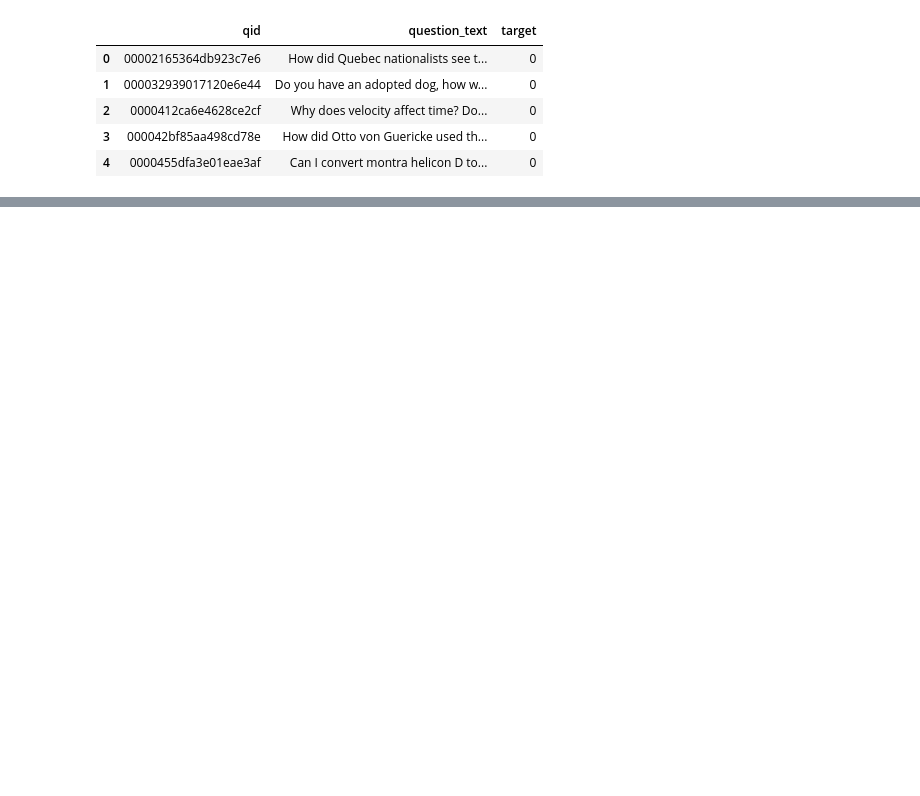
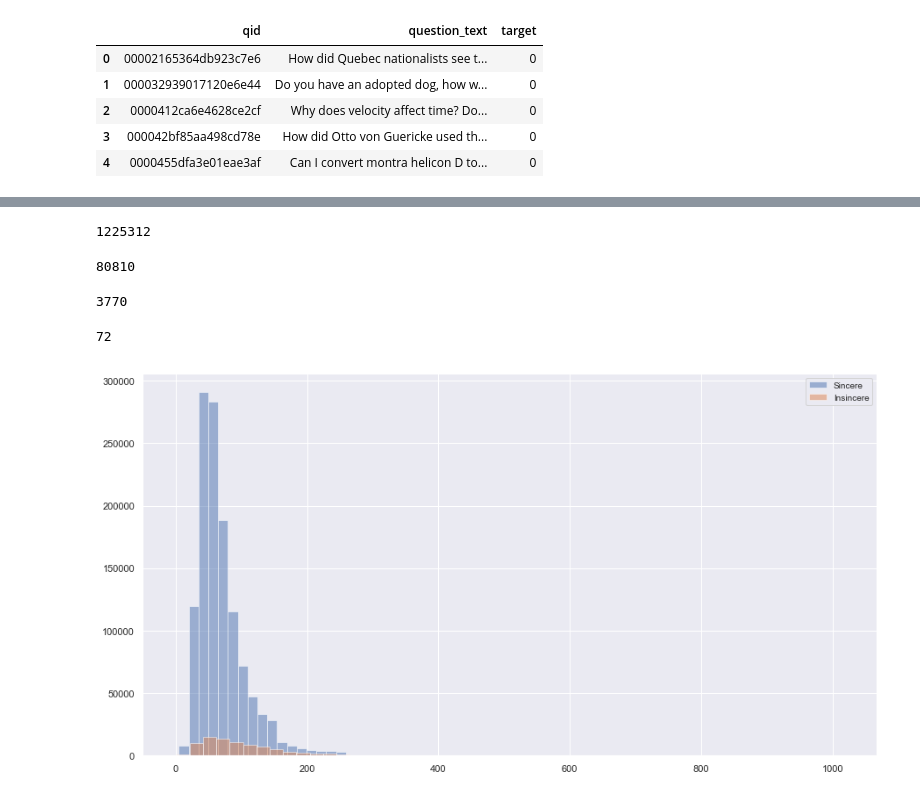
Before and after one commit to moneynass/Kaggle_competition_quora, a Jupyter notebook: notebooks/Kaggle_competition_quora.ipynb, the cells around one changed output, grey strips where cells are left out. Drawn from its saved outputs; the diff is of its cells as text; code cells hidden in the pictures; blank space fills up the shorter version.

```diff
--- a/notebooks/Kaggle_competition_quora.ipynb
+++ b/notebooks/Kaggle_competition_quora.ipynb
@@ -30,0 +115,31 @@ df_train.head()
+# %%
+len(df_train0['question_text'])
+# %% [output]
+1225312
+# %%
+len(df_train.loc[df_train['target'] == 1]['question_text'])
+# %% [output]
+80810
+# %%
+#text = str(df_train['question_text'])
+text_insincere = str(df_train1['question_text'])
+len(text_insincere)
+# %% [output]
+3770
+# %%
+df_train["quest_len"] = df_train["question_text"].apply(lambda x: len(x))
+# %%
+df_train["quest_len"][0]
+# %% [output]
+72
+# %%
+sincere = df_train[df_train["target"] == 0]
+insincere = df_train[df_train["target"] == 1]
+
+plt.figure(figsize = (15, 8))
+plt.hist(sincere["quest_len"], bins = 50, alpha = 0.5, label = "Sincere")
+plt.hist(insincere["quest_len"], bins = 50, alpha = 0.5, label = "Insincere")
+plt.legend(fontsize = 10)
+plt.show()
+# %% [output]
+[figure, added]
```
Also changed, not shown: parts of 46 cells of this notebook.
